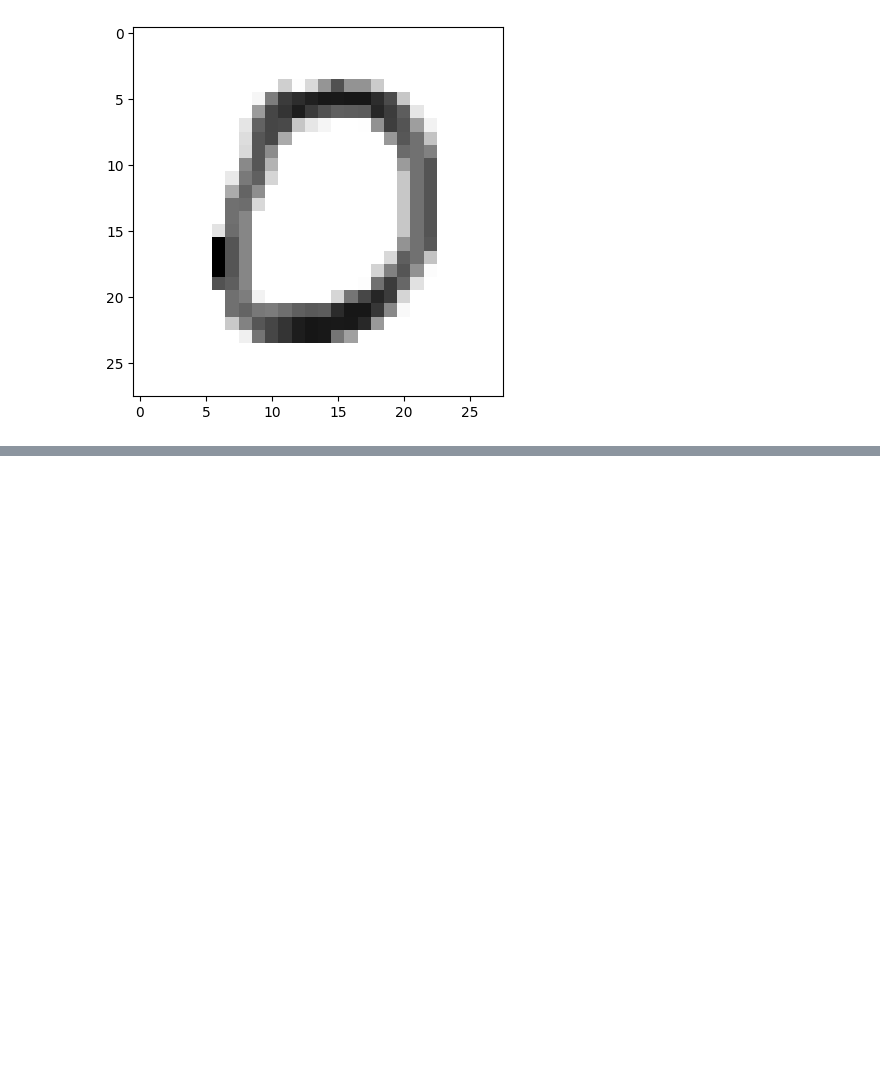
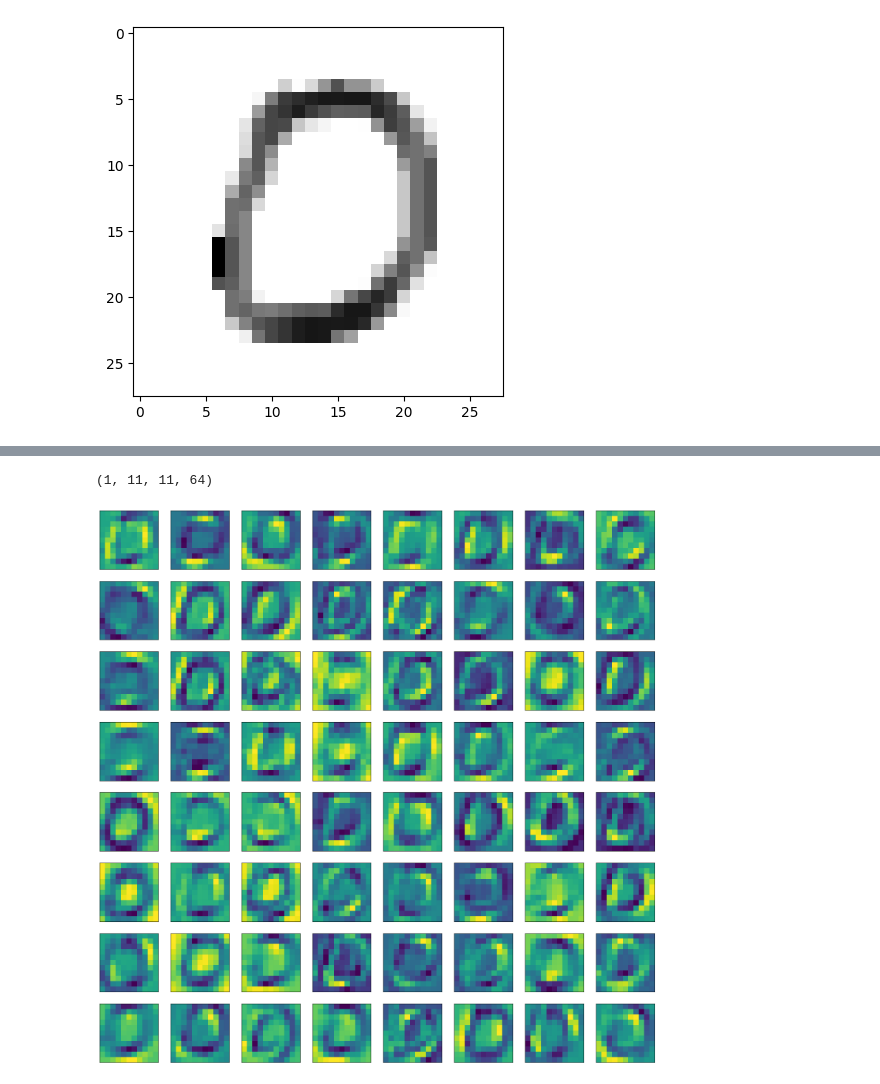
Before and after one commit to NT-Loi/Handwritten_Digit_Recognition_MNIST, a Jupyter notebook: run.ipynb, the cells around one changed output, grey strips where cells are left out. Cells and saved outputs as stored; diff of their text form; code cells hidden in the pictures; blank space fills up the shorter version.

```diff
--- a/run.ipynb
+++ b/run.ipynb
@@ -178,0 +242,16 @@ plt.imshow(X_test[10], cmap = plt.cm.binary)
+# %%
+conv2d2_output = activations[3]
+# shape of first layer activation
+print(conv2d2_output.shape)
+
+plt.figure(figsize=(20,20))
+for i in range(conv2d2_output.shape[3]):
+    plt.subplot(8,8,i+1)
+    plt.xticks([])
+    plt.yticks([])
+    plt.grid(False)
+    plt.imshow(conv2d2_output[0, :, :, i], cmap ='viridis')
+plt.show()
+# %% [output]
+(1, 11, 11, 64)
+[figure, added]
```
Also changed, not shown: parts of 17 cells of this notebook.
